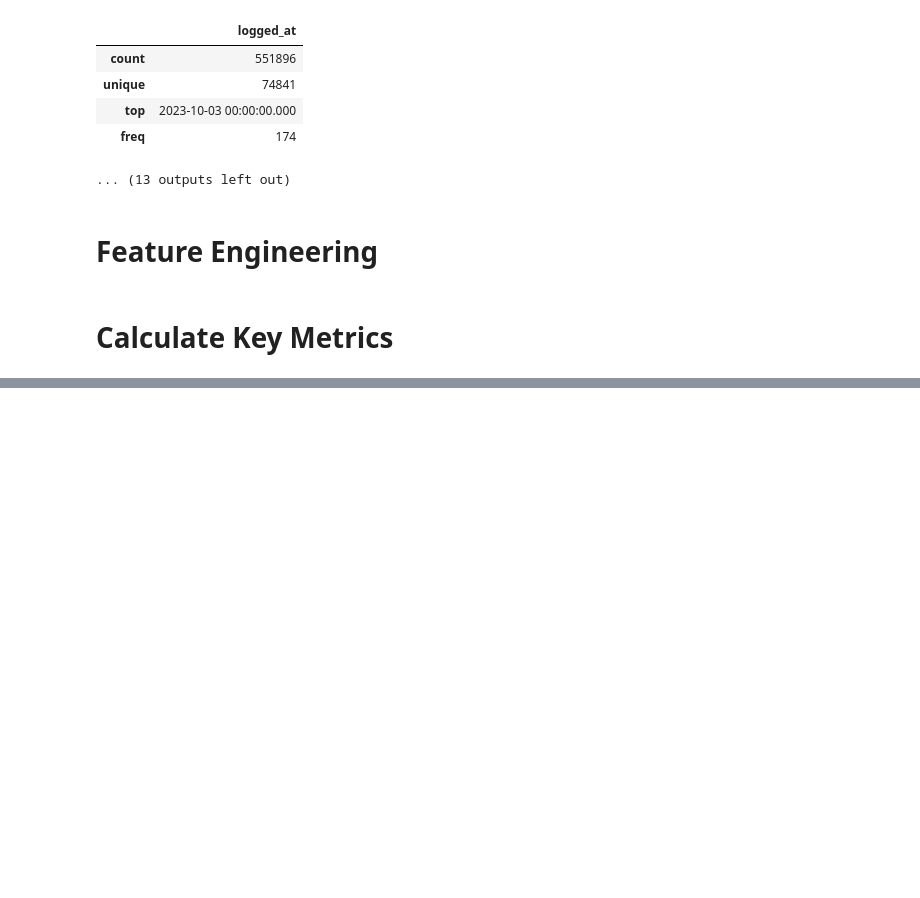
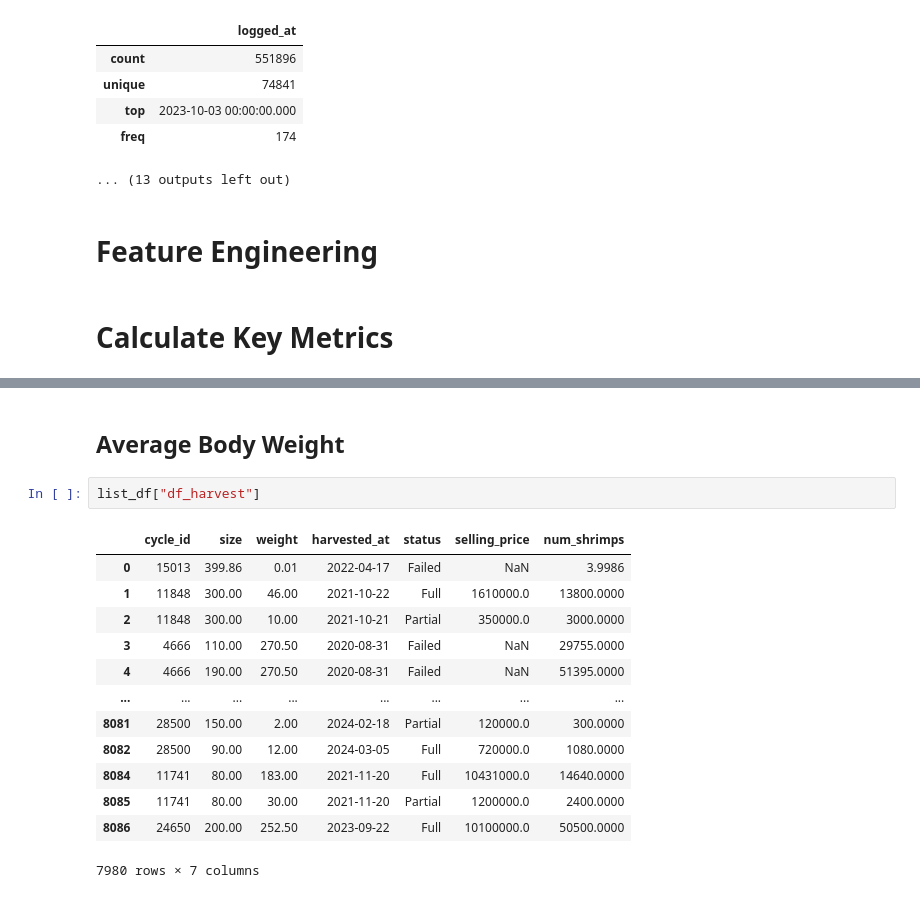
Before and after one commit to nurgoni/shrimp-forecasting, a Jupyter notebook: notebook/EDA.ipynb, the cells around one changed output, grey strips where cells are left out. Drawn from its saved outputs; the diff is of its cells as text; blank space fills up the shorter version.

```diff
--- a/notebook/EDA.ipynb
+++ b/notebook/EDA.ipynb
@@ -470,0 +510,18 @@ list_df["df_cycles"] = pd.merge(list_df["df_cycles"], list_df["df_harvest"].grou
+# %% [markdown]
+## Average Body Weight
+# %%
+list_df["df_harvest"]
+# %% [output]
+|  | cycle_id | size | weight | harvested_at | status | selling_price | num_shrimps |
+| 0 | 15013 | 399.86 | 0.01 | 2022-04-17 | Failed | NaN | 3.9986 |
+| 1 | 11848 | 300.00 | 46.00 | 2021-10-22 | Full | 1610000.0 | 13800.0000 |
+| 2 | 11848 | 300.00 | 10.00 | 2021-10-21 | Partial | 350000.0 | 3000.0000 |
+| 3 | 4666 | 110.00 | 270.50 | 2020-08-31 | Failed | NaN | 29755.0000 |
+| 4 | 4666 | 190.00 | 270.50 | 2020-08-31 | Failed | NaN | 51395.0000 |
+| ... | ... | ... | ... | ... | ... | ... | ... |
+| 8081 | 28500 | 150.00 | 2.00 | 2024-02-18 | Partial | 120000.0 | 300.0000 |
+| 8082 | 28500 | 90.00 | 12.00 | 2024-03-05 | Full | 720000.0 | 1080.0000 |
+| 8084 | 11741 | 80.00 | 183.00 | 2021-11-20 | Full | 10431000.0 | 14640.0000 |
+| 8085 | 11741 | 80.00 | 30.00 | 2021-11-20 | Partial | 1200000.0 | 2400.0000 |
+| 8086 | 24650 | 200.00 | 252.50 | 2023-09-22 | Full | 10100000.0 | 50500.0000 |
+7980 rows × 7 columns
```
Also changed, not shown: parts of 9 cells of this notebook, 1 other file.
